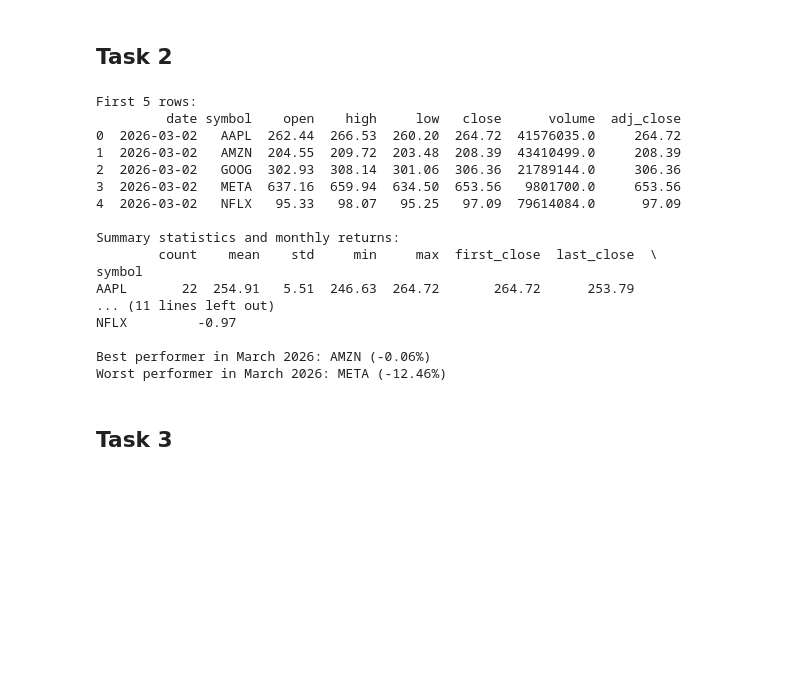
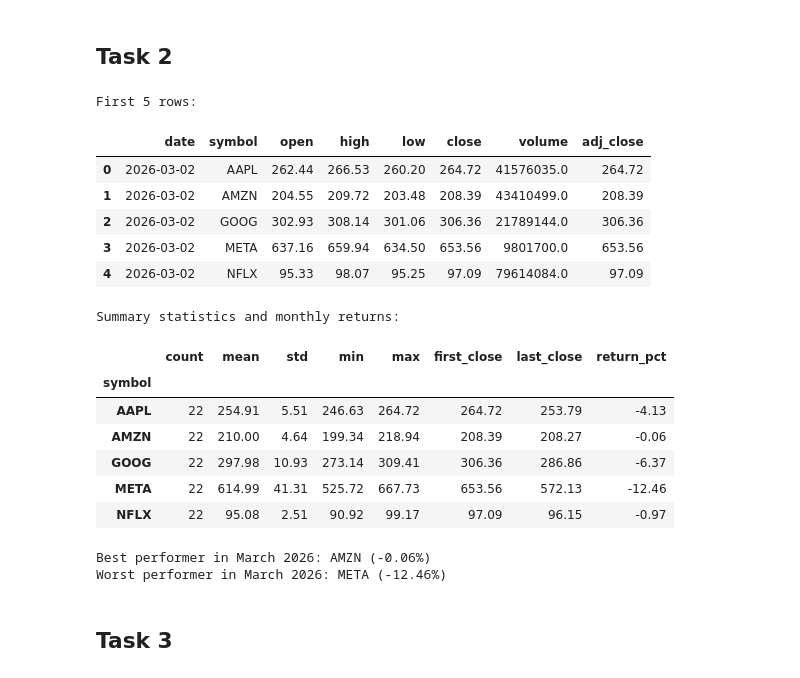
Before and after one commit to antongrundstrom/PythonProgrammingforBusinessIntelligence, a Jupyter notebook: Assignments/Assignment2/Assignment2.ipynb, the cells around one changed output. Cells and saved outputs as stored; diff of their text form; code cells hidden in the pictures; blank space fills up the shorter version.

```diff
--- a/Assignments/Assignment2/Assignment2.ipynb
+++ b/Assignments/Assignment2/Assignment2.ipynb
@@ -192,54 +192,54 @@ df = df[["date", "symbol", "open", "high", "low", "close", "volume", "adj_close"
 
 # Print first 5 rows
 print("First 5 rows:")
-print(df.head())
+display(df.head())
 
 # Summary statistics
 summary_stats = df.groupby("symbol")["close"].agg(["count", "mean", "std", "min", "max"])
 
 # Monthly returns
 returns = (
     df.sort_values(["symbol", "date"])
       .groupby("symbol")
       .agg(first_close=("close", "first"),
            last_close=("close", "last"))
 )
 
 returns["return_pct"] = ((returns["last_close"] - returns["first_close"]) / returns["first_close"]) * 100
 
 # Combine results
 results = summary_stats.join(returns).round(2)
 
 print("\nSummary statistics and monthly returns:")
-print(results)
+display(results)
 
 # Best and worst performer
 best_stock = returns["return_pct"].idxmax()
 worst_stock = returns["return_pct"].idxmin()
 
 best_return = round(returns.loc[best_stock, "return_pct"], 2)
 worst_return = round(returns.loc[worst_stock, "return_pct"], 2)
 
 print(f"\nBest performer in March 2026: {best_stock} ({best_return}%)")
 print(f"Worst performer in March 2026: {worst_stock} ({worst_return}%)")
 # %% [output]
 First 5 rows:
-         date symbol    open    high     low   close      volume  adj_close
-0  2026-03-02   AAPL  262.44  266.53  260.20  264.72  41576035.0     264.72
-1  2026-03-02   AMZN  204.55  209.72  203.48  208.39  43410499.0     208.39
-2  2026-03-02   GOOG  302.93  308.14  301.06  306.36  21789144.0     306.36
-3  2026-03-02   META  637.16  659.94  634.50  653.56   9801700.0     653.56
-4  2026-03-02   NFLX   95.33   98.07   95.25   97.09  79614084.0      97.09
-
-Summary statistics and monthly returns:
-        count    mean    std     min     max  first_close  last_close  \
-symbol
-AAPL       22  254.91   5.51  246.63  264.72       264.72      253.79
-... (11 lines left out)
-NFLX         -0.97
-
-Best performer in March 2026: AMZN (-0.06%)
-Worst performer in March 2026: META (-12.46%)
+|  | date | symbol | open | high | low | close | volume | adj_close |
+| 0 | 2026-03-02 | AAPL | 262.44 | 266.53 | 260.20 | 264.72 | 41576035.0 | 264.72 |
+| 1 | 2026-03-02 | AMZN | 204.55 | 209.72 | 203.48 | 208.39 | 43410499.0 | 208.39 |
+| 2 | 2026-03-02 | GOOG | 302.93 | 308.14 | 301.06 | 306.36 | 21789144.0 | 306.36 |
+| 3 | 2026-03-02 | META | 637.16 | 659.94 | 634.50 | 653.56 | 9801700.0 | 653.56 |
+| 4 | 2026-03-02 | NFLX | 95.33 | 98.07 | 95.25 | 97.09 | 79614084.0 | 97.09 |
+Summary statistics and monthly returns:
+|  | count | mean | std | min | max | first_close | last_close | return_pct |
+| symbol |  |  |  |  |  |  |  |  |
+| AAPL | 22 | 254.91 | 5.51 | 246.63 | 264.72 | 264.72 | 253.79 | -4.13 |
+| AMZN | 22 | 210.00 | 4.64 | 199.34 | 218.94 | 208.39 | 208.27 | -0.06 |
+| GOOG | 22 | 297.98 | 10.93 | 273.14 | 309.41 | 306.36 | 286.86 | -6.37 |
+| META | 22 | 614.99 | 41.31 | 525.72 | 667.73 | 653.56 | 572.13 | -12.46 |
+| NFLX | 22 | 95.08 | 2.51 | 90.92 | 99.17 | 97.09 | 96.15 | -0.97 |
+Best performer in March 2026: AMZN (-0.06%)
+Worst performer in March 2026: META (-12.46%)
 # %% [markdown]
 ## Task 3
 # %%
```
Also changed, not shown: parts of 5 cells of this notebook.
